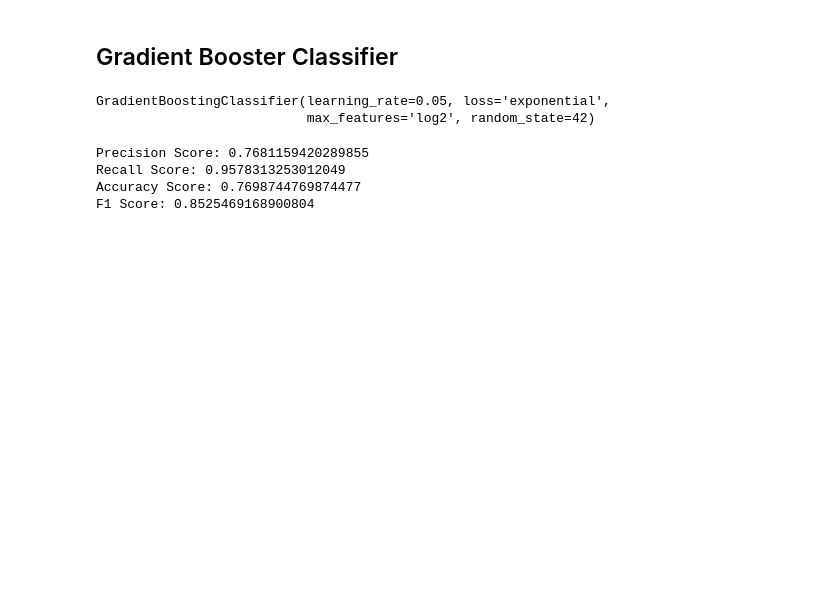
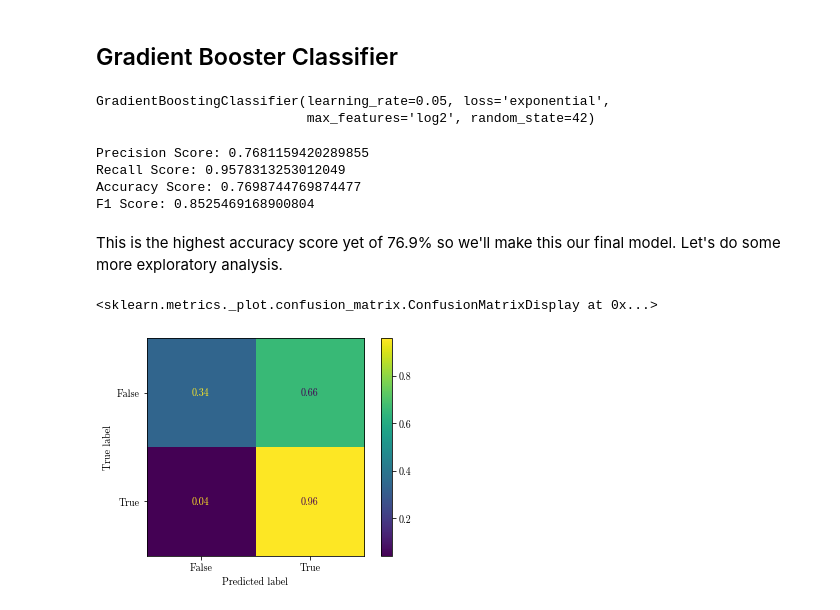
Before and after one commit to meowkaiser/Twitch-Analytics, a Jupyter notebook: Michael Schor Notebook.ipynb, the cells around one changed output. Drawn from its saved outputs; the diff is of its cells as text; code cells hidden in the pictures; blank space fills up the shorter version.

Commit message:
adding markdown and analysis on gradient boosting classification

```diff
--- a/Michael Schor Notebook.ipynb
+++ b/Michael Schor Notebook.ipynb
@@ -605,3 +659,11 @@ Precision Score: 0.7681159420289855
 Recall Score: 0.9578313253012049
 Accuracy Score: 0.7698744769874477
 F1 Score: 0.8525469168900804
+# %% [markdown]
+This is the highest accuracy score yet of 76.9%
+so we'll make this our final model. Let's do some more exploratory analysis.
+# %%
+plot_confusion_matrix(gbc, X_test, y_test, normalize='true', values_format = '.2f')
+# %% [output]
+<sklearn.metrics._plot.confusion_matrix.ConfusionMatrixDisplay at 0x...>
+[figure, added]
```
Also changed, not shown: parts of 33 cells of this notebook.
